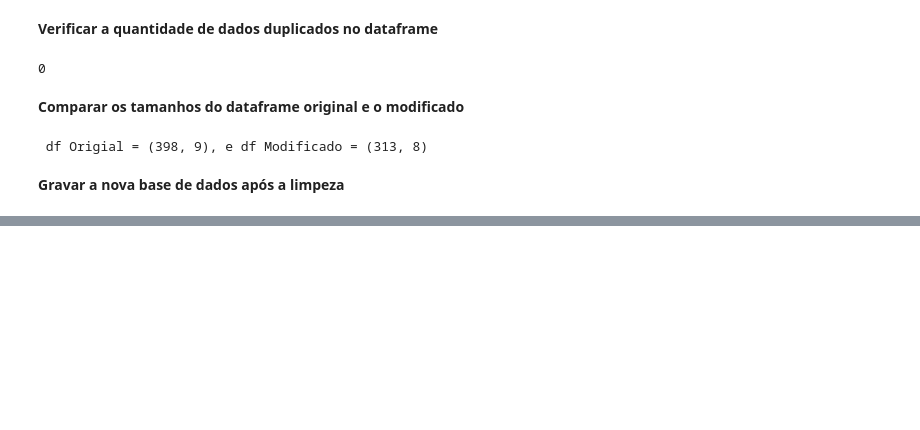
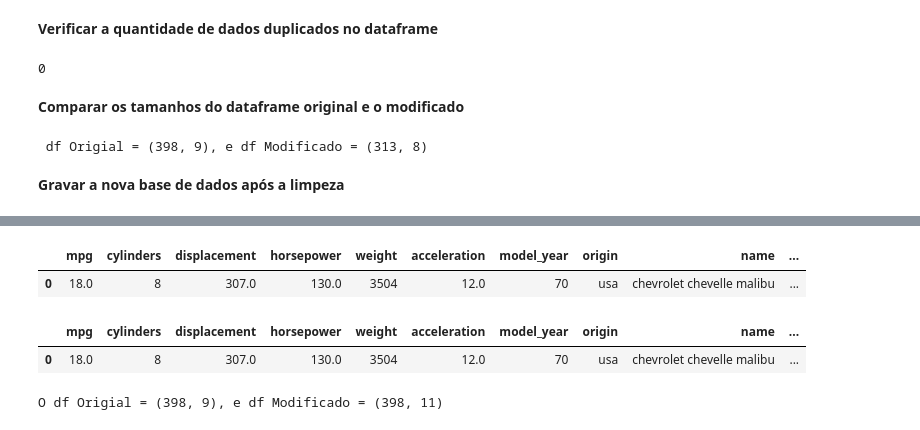
Before and after one commit to ShirleyPeixoto/Modulo03, a Jupyter notebook: Atividades_Modulo_03.ipynb, the cells around one changed output, grey strips where cells are left out. Saved outputs shown, nothing was run; the diff lists cells and outputs as text; code cells hidden in the pictures; blank space fills up the shorter version.

```diff
--- a/Atividades_Modulo_03.ipynb
+++ b/Atividades_Modulo_03.ipynb
@@ -569,0 +679,31 @@ mpg3.to_excel('mpg3.xlsx', index = False)
+# %%
+df1['origem'] = df1['origin']
+
+def troca(origem):
+  if origem =='usa':
+    return 'Estados Unido'
+  if origem =='japan':
+    return 'Japão'
+  if origem =='europe':
+    return 'Europa'
+
+df1['origem'] = df1['origem'].apply(troca)
+df1.head(1)
+# %% [output]
+|  | mpg | cylinders | displacement | horsepower | weight | acceleration | model_year | origin | name | ... |
+| 0 | 18.0 | 8 | 307.0 | 130.0 | 3504 | 12.0 | 70 | usa | chevrolet chevelle malibu | ... |
+# %%
+#criar uma nova coluna horsepower_10 aplicando uma função que multiple (horsepower) em 10%
+def mult(horsepower_10):
+  for i in df1['horsepower']:
+    return i * (1.1)
+df1['horsepower_10'] = df1['horsepower'].apply(mult)
+df1.head(1)
+# %% [output]
+|  | mpg | cylinders | displacement | horsepower | weight | acceleration | model_year | origin | name | ... |
+| 0 | 18.0 | 8 | 307.0 | 130.0 | 3504 | 12.0 | 70 | usa | chevrolet chevelle malibu | ... |
+# %%
+#comparar os tamanhos do dataframe original e o modificado
+print(f'O df Origial = {df.shape}, e df Modificado = {df1.shape}')
+# %% [output]
+O df Origial = (398, 9), e df Modificado = (398, 11)
```
Also changed, not shown: parts of 12 cells of this notebook.
